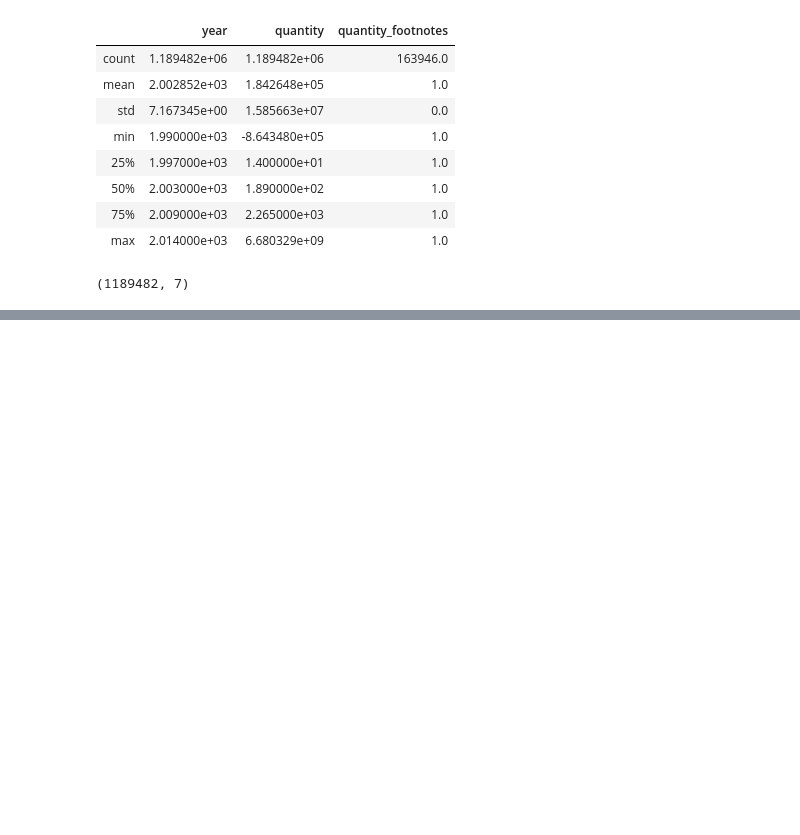
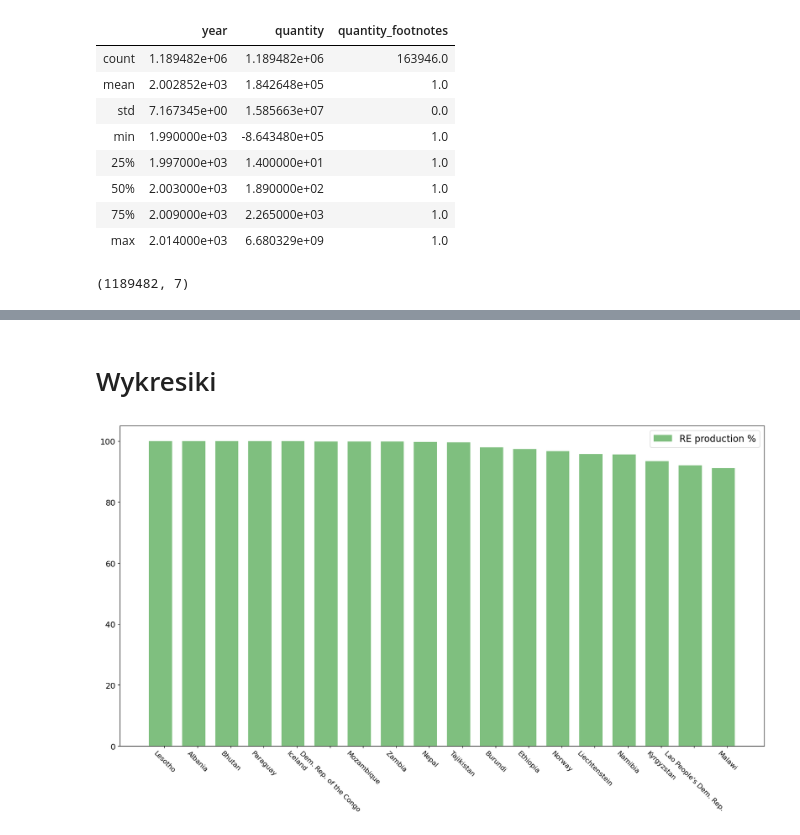
Before and after one commit to infoshareacademy/jdszr13-python_dynamites, a Jupyter notebook: Projekt Python GreenPeace/Projekt_Greenpeace.ipynb, the cells around one changed output, grey strips where cells are left out. Saved outputs shown, nothing was run; the diff lists cells and outputs as text; code cells hidden in the pictures; blank space fills up the shorter version.

```diff
--- a/Projekt Python GreenPeace/Projekt_Greenpeace.ipynb
+++ b/Projekt Python GreenPeace/Projekt_Greenpeace.ipynb
@@ -92,0 +346,3 @@ df_clean = df.copy()
+# %%
+eco_df = new_df.loc[new_df['transaction_type'].isin(eco_transaction_type)]
+eco_df = eco_df.loc[eco_df['commodity'] == 'Electricity']
@@ -92,0 +407,8 @@ df_clean = df.copy()
+# %%
+#wartości Nan zamieniamy na 0.0
+sum_energy_df.fillna(0, inplace=True)
+sum_energy_df.columns = sum_energy_df.columns.droplevel()
+sum_energy_df.columns.name = None
+sum_energy_df.reset_index(inplace=True)
+
+sum_energy_df
@@ -92,0 +433,6 @@ df_clean = df.copy()
+# %%
+#dodanie kolumny z sumą całej energi na kraj
+sum_electricity_list = ['total geothermal production', 'total hydro production',
+                        'total solar production', 'total tide, wave production']
+sum_energy_df['total RE production'] = sum_energy_df[sum_electricity_list].sum(axis = 1)
+sum_energy_df
@@ -92,0 +457,9 @@ df_clean = df.copy()
+# %%
+#dodanie kolumny z procentem jaki stanowi energia odnwialna w produkcji elektrycznosci
+sum_energy_df['RE production %'] = (sum_energy_df['total RE production'] / sum_energy_df['gross production'] * 100)
+#dodanie kolumny ile % stanowi produkowana elektryczność w stosunku do zapotrzebowania
+sum_energy_df['RE production to demand %'] = (sum_energy_df['total RE production'] / sum_energy_df['gross demand'] * 100)
+#dodanie kolumny z różnicą w procentach
+sum_energy_df['sub'] = sum_energy_df['RE production to demand %'] - sum_energy_df['RE production %']
+
+sum_energy_df
@@ -92,0 +487,21 @@ df_clean = df.copy()
+# %% [markdown]
+# Wykresiki
+# %%
+#Wykres liderów uzycia energii odnawialnej w całej produkcji energii
+top_RE_production = sum_energy_df.sort_values(by = ['RE production %'], ascending=False)
+top_RE_production = top_RE_production.loc[top_RE_production['RE production %'] >= 90.00]
+
+bar_width =.7
+plt.figure(figsize=(20,10))
+plt.xticks(fontsize=12)
+plt.yticks(fontsize=14)
+x = np.arange(len(top_RE_production["country_or_area"]))
+plt.bar(x, top_RE_production["RE production %"], bar_width, color='g', capstyle= 'projecting', label="RE production %", alpha=.5)
+#plt.bar(x , top_RE_production["RE production to demand %"], bar_width, color='y', label="RE production to demand %", alpha=.6)
+#plt.axes()
+plt.legend(fontsize=16)
+
+plt.xticks(x + bar_width / 6, top_RE_production["country_or_area"], rotation = -45)
+plt.show()
+# %% [output]
+[figure, added]
```
Also changed, not shown: parts of 43 cells of this notebook.
